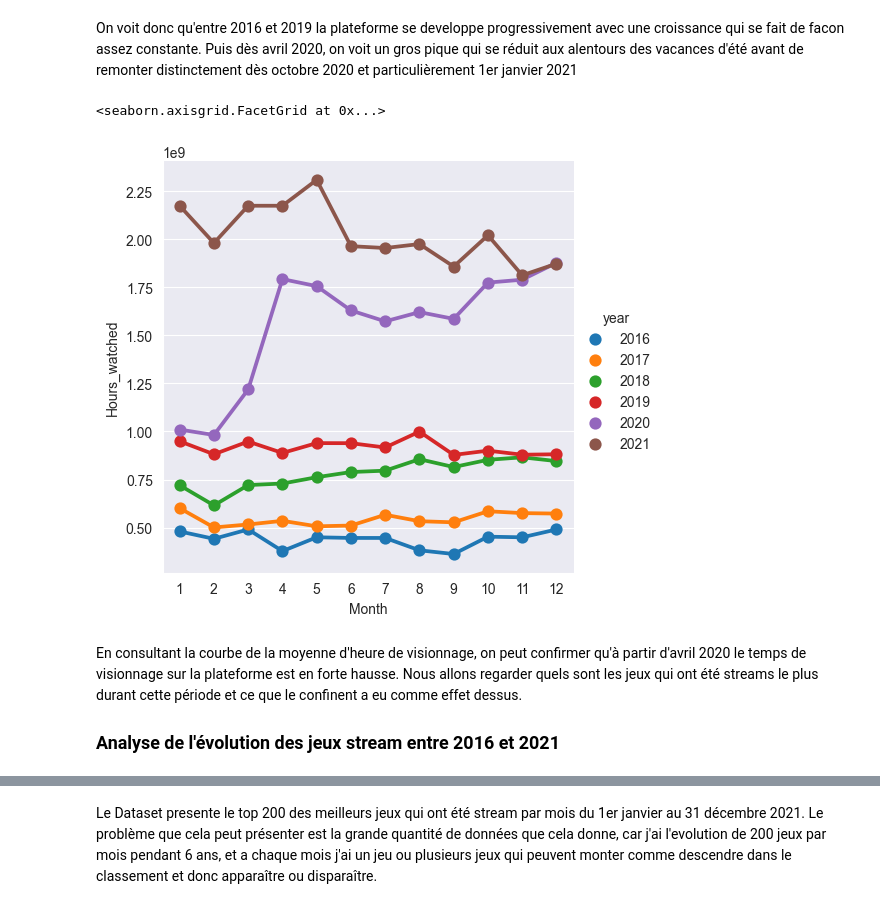
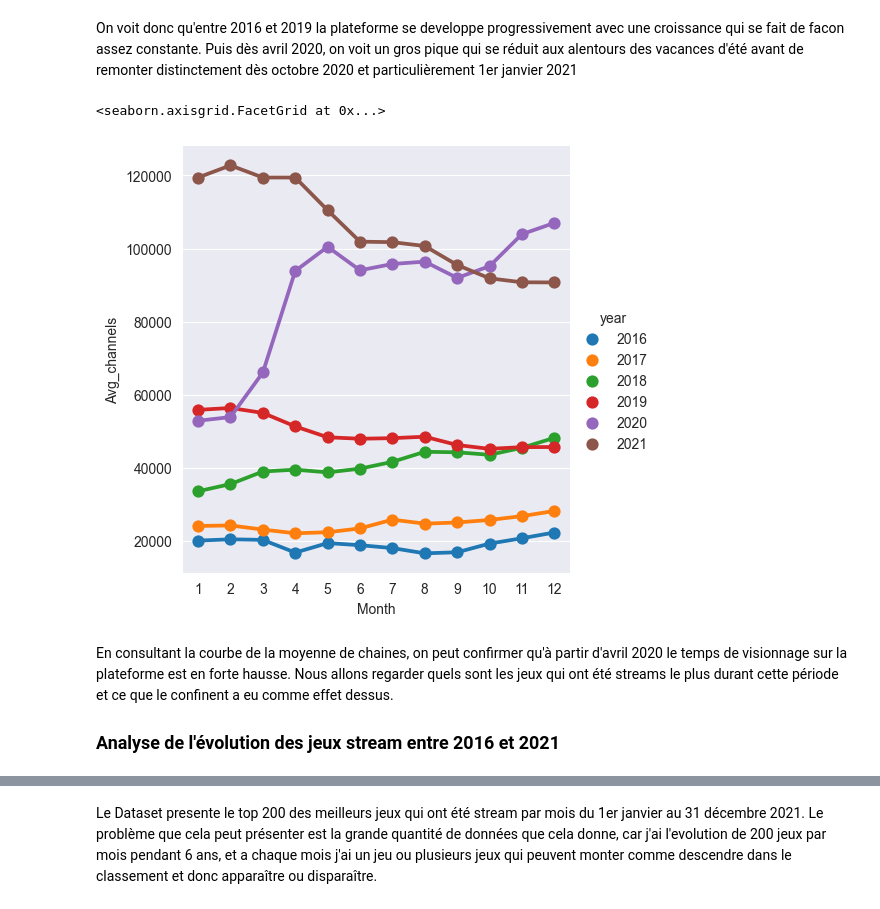
Before and after one commit to HrexD/DataAnalyse, a Jupyter notebook: Analyse.ipynb, the cells around one changed output, grey strips where cells are left out. Saved outputs shown, nothing was run; the diff lists cells and outputs as text; code cells hidden in the pictures.

```diff
--- a/Analyse.ipynb
+++ b/Analyse.ipynb
@@ -40,12 +40,12 @@ sb.catplot(data=df_twitch, x="year", y="Avg_viewers", hue='Month',kind='bar')
 On voit donc qu'entre 2016 et 2019 la plateforme se developpe progressivement avec une croissance qui se fait de facon assez constante.
 Puis dès avril 2020, on voit un gros pique qui se réduit aux alentours des vacances d'été avant de remonter distinctement dès octobre 2020 et particulièrement 1er janvier 2021
 # %%
-sb.catplot(data=df_twitch, x="Month", y="Hours_watched", hue='year',kind='point')
+sb.catplot(data=df_twitch, x="Month", y="Avg_channels", hue='year',kind='point')
 # %% [output]
 <seaborn.axisgrid.FacetGrid at 0x...>
-[figure, old version]
+[figure, new version]
 # %% [markdown]
-En consultant la courbe de la moyenne d'heure de visionnage, on peut confirmer qu'à partir d'avril 2020 le temps de visionnage sur la plateforme est en forte hausse. Nous allons regarder quels sont les jeux qui ont été streams le plus durant cette période et ce que le confinent a eu comme effet dessus.
+En consultant la courbe de la moyenne de chaines, on peut confirmer qu'à partir d'avril 2020 le temps de visionnage sur la plateforme est en forte hausse. Nous allons regarder quels sont les jeux qui ont été streams le plus durant cette période et ce que le confinent a eu comme effet dessus.
 
 ### Analyse de l'évolution des jeux stream entre 2016 et 2021
 # %%
```
Also changed, not shown: parts of 2 cells of this notebook, 1 other file.
